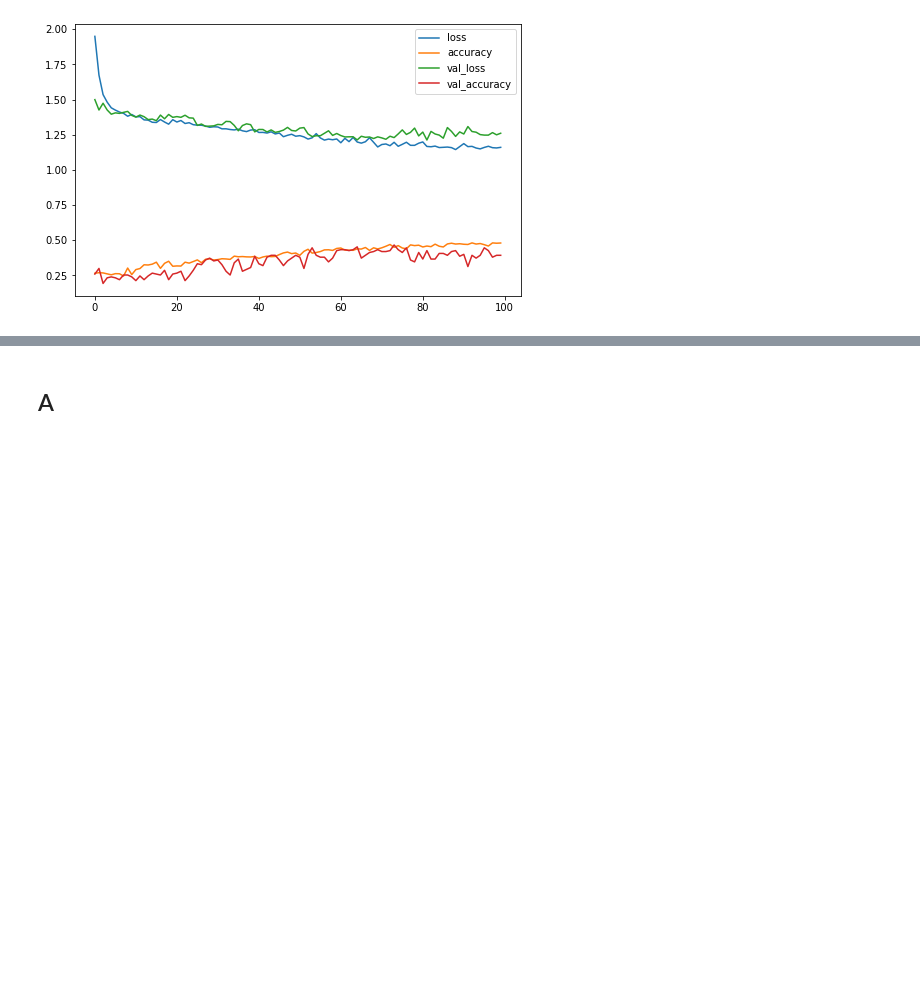
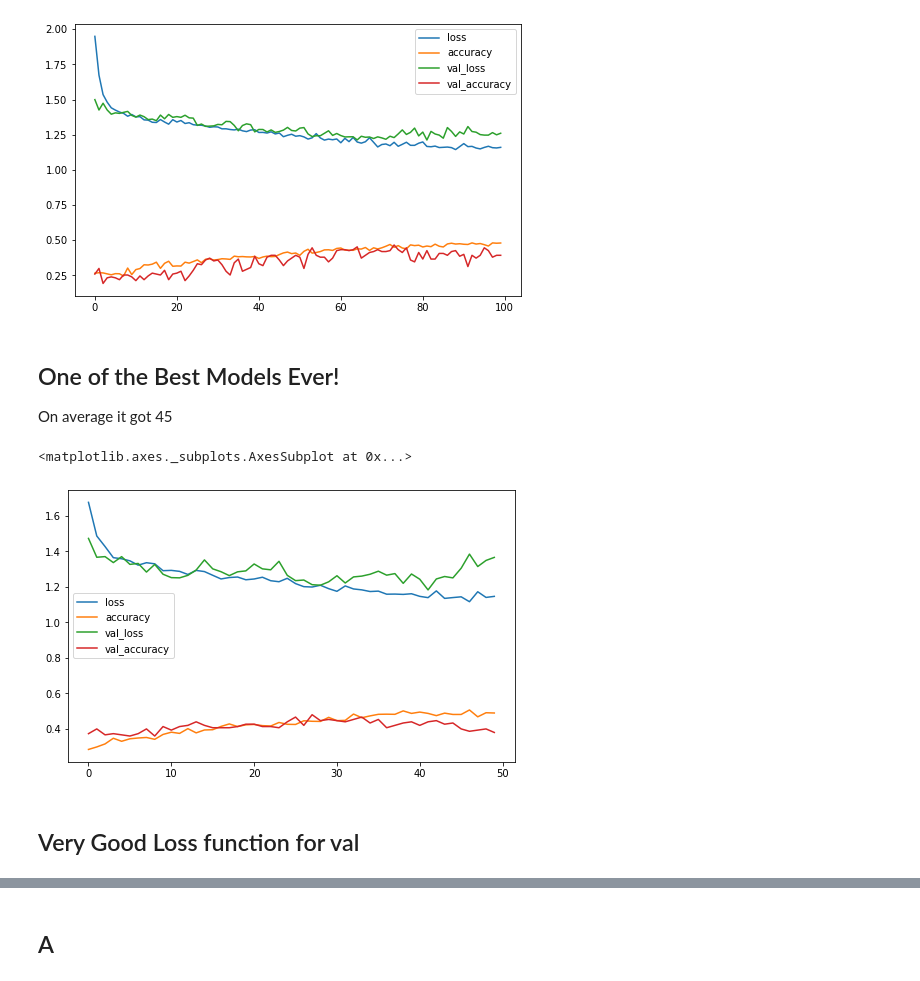
Before and after one commit to alifele/Brain_Computer_Interface, a Jupyter notebook: HAR_based_Classification.ipynb, the cells around one changed output, grey strips where cells are left out. Drawn from its saved outputs; the diff is of its cells as text; code cells hidden in the pictures; blank space fills up the shorter version.

```diff
--- a/HAR_based_Classification.ipynb
+++ b/HAR_based_Classification.ipynb
@@ -384,3 +417,7 @@ DataFrame(his.history).plot(figsize=(8, 5))
 # %% [output]
 <matplotlib.axes._subplots.AxesSubplot at 0x...>
 [figure]
+# %% [markdown]
+## One of the Best Models Ever!
+
+On average it got 45
@@ -386,0 +465,7 @@ DataFrame(his.history).plot(figsize=(8, 5))
+# %%
+DataFrame(his.history).plot(figsize=(8, 5))
+# %% [output]
+<matplotlib.axes._subplots.AxesSubplot at 0x...>
+[figure, added]
+# %% [markdown]
+## Very Good Loss function for val
```
Also changed, not shown: parts of 14 cells of this notebook.
